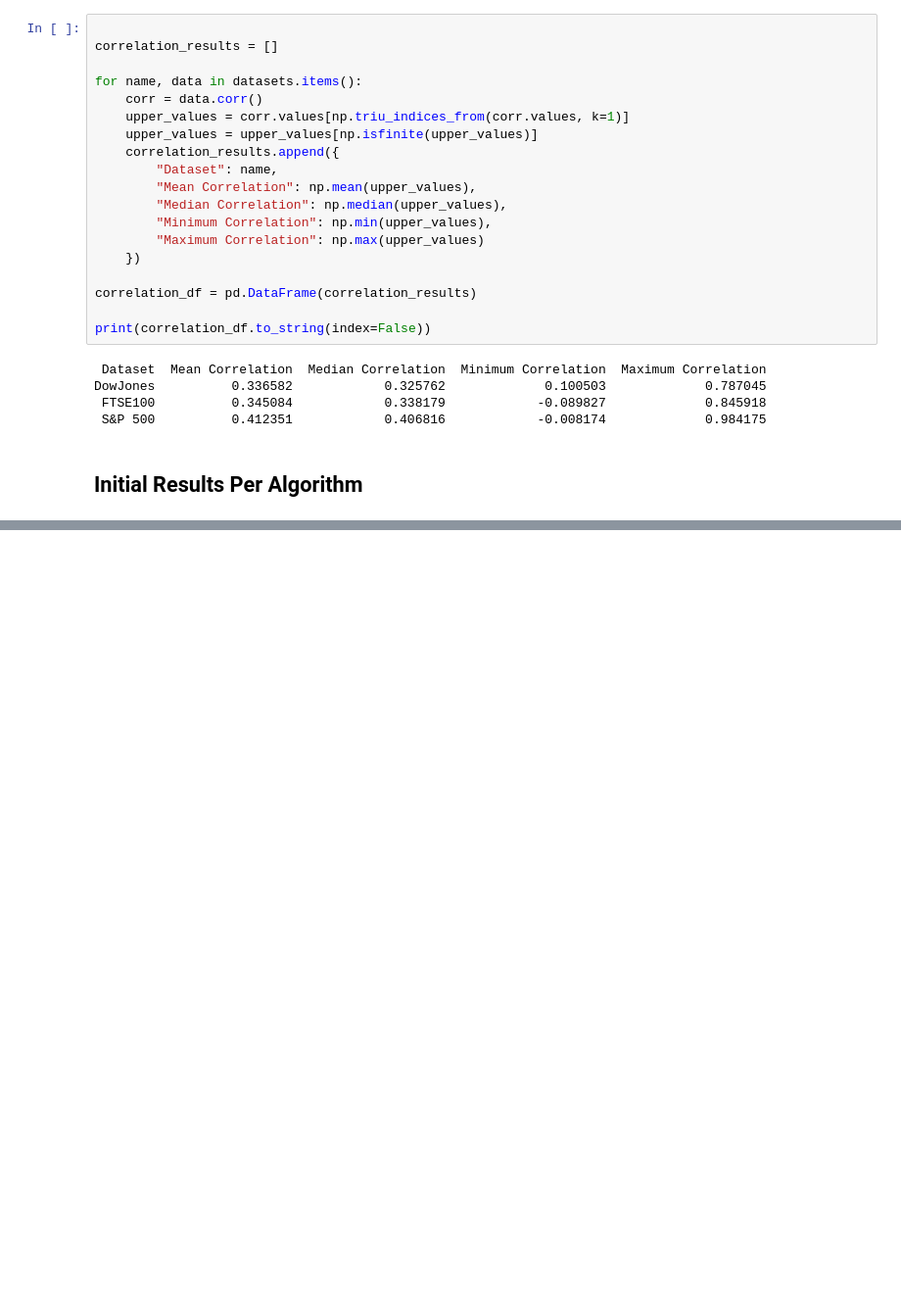
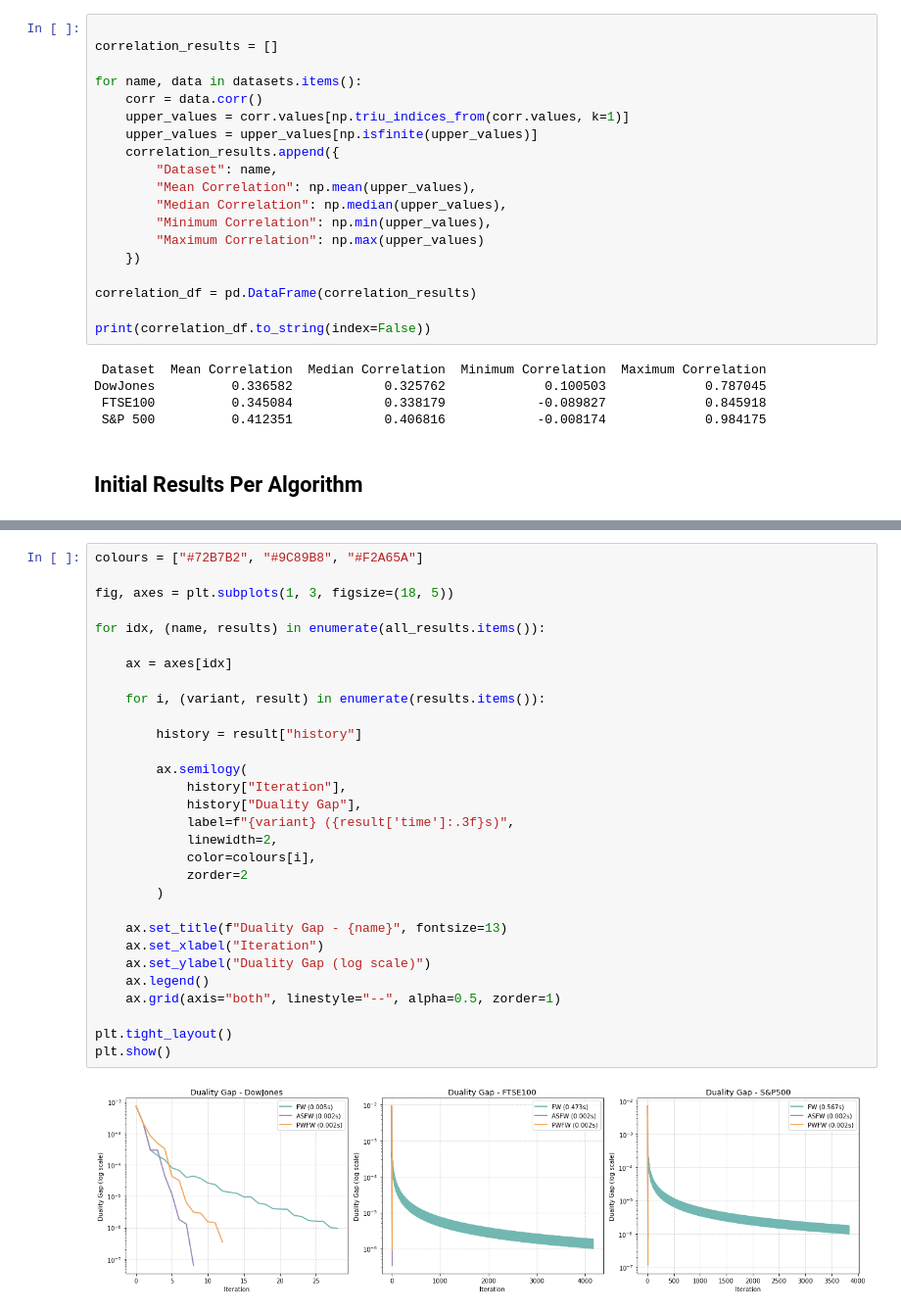
Before and after one commit to therealgardens/Optimization_for_Data_Science-Portfolio_optimization_using_FW_method, a Jupyter notebook: Main_file.ipynb, the cells around one changed output, grey strips where cells are left out. Shown at 98% size. Saved outputs shown, nothing was run; the diff lists cells and outputs as text; blank space fills up the shorter version.

```diff
--- a/Main_file.ipynb
+++ b/Main_file.ipynb
@@ -234,0 +266,32 @@ DowJones      PWFW              28              1363          13        -0.00418
+# %%
+colours = ["#72B7B2", "#9C89B8", "#F2A65A"]
+
+fig, axes = plt.subplots(1, 3, figsize=(18, 5))
+
+for idx, (name, results) in enumerate(all_results.items()):
+
+    ax = axes[idx]
+
+    for i, (variant, result) in enumerate(results.items()):
+
+        history = result["history"]
+
+        ax.semilogy(
+            history["Iteration"],
+            history["Duality Gap"],
+            label=f"{variant} ({result['time']:.3f}s)",
+            linewidth=2,
+            color=colours[i],
+            zorder=2
+        )
+
+    ax.set_title(f"Duality Gap - {name}", fontsize=13)
+    ax.set_xlabel("Iteration")
+    ax.set_ylabel("Duality Gap (log scale)")
+    ax.legend()
+    ax.grid(axis="both", linestyle="--", alpha=0.5, zorder=1)
+
+plt.tight_layout()
+plt.show()
+# %% [output]
+[figure, added]
```
Also changed, not shown: parts of 4 cells of this notebook.
